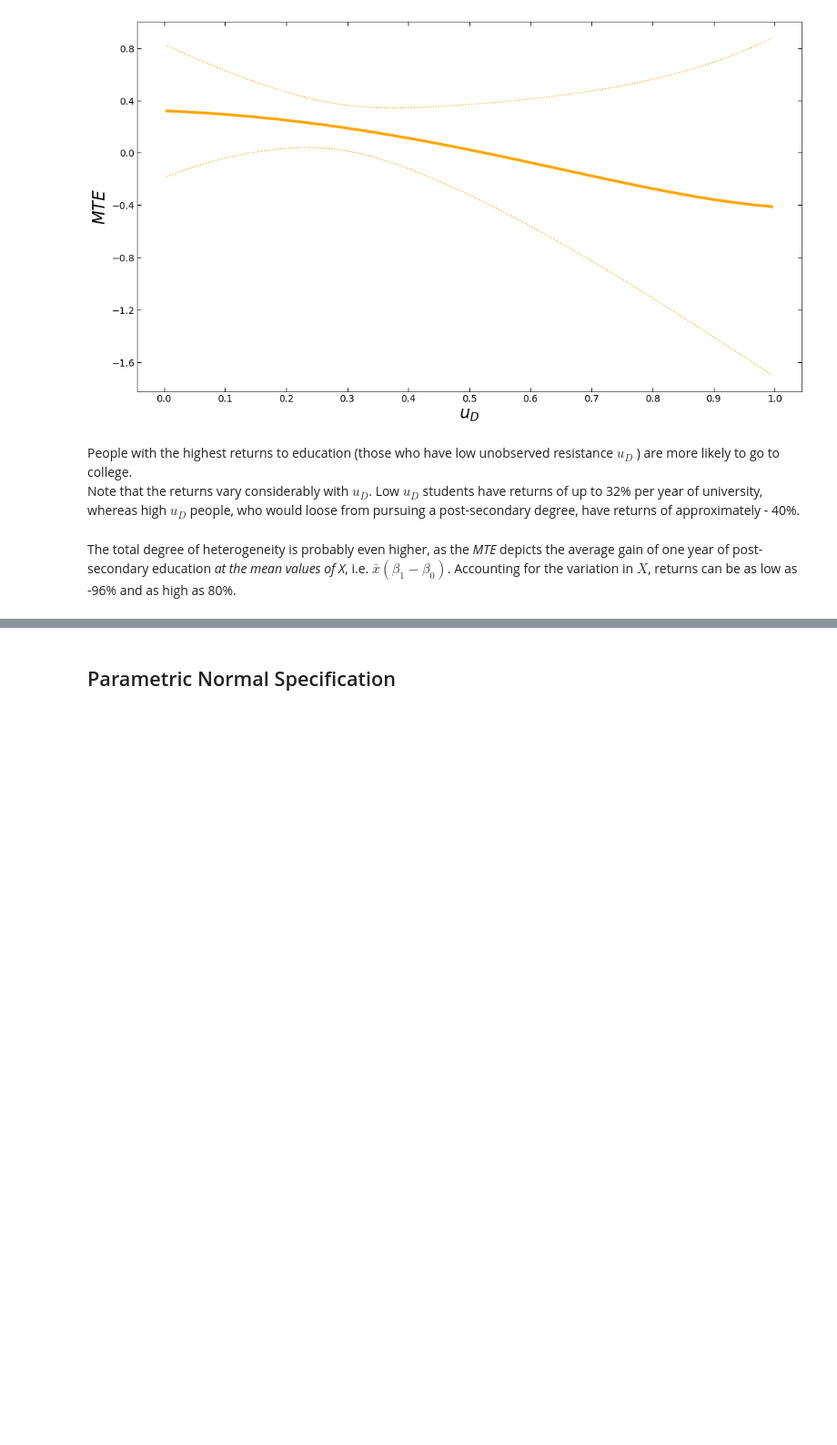
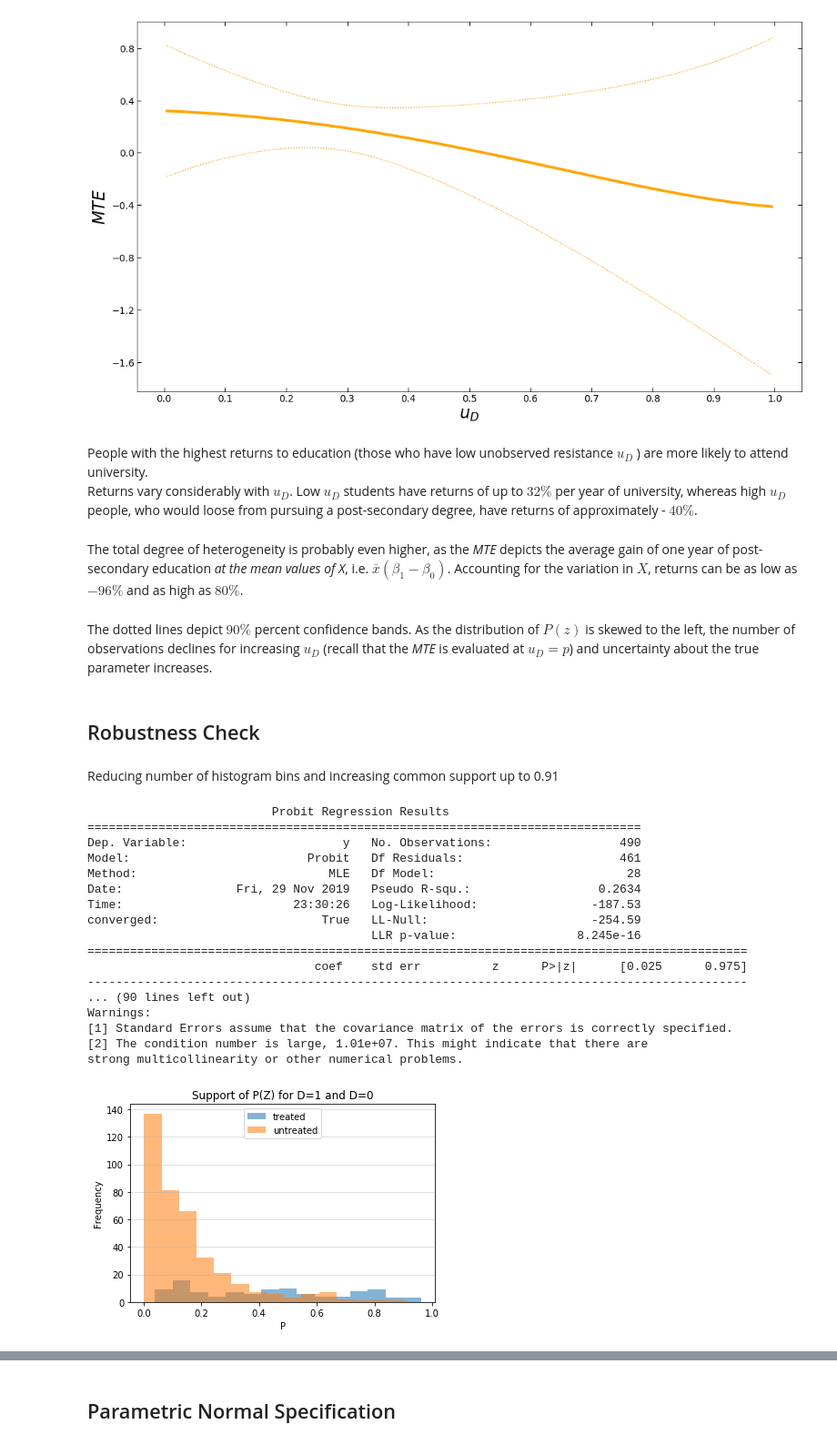
Before and after one commit to segsell/grmpy-semipar, a Jupyter notebook: thesis_draft.ipynb, the cells around one changed output, grey strips where cells are left out. Shown: that part at 91% size. Cells and saved outputs as stored; diff of their text form; code cells hidden in the pictures; blank space fills up the shorter version.

Commit message:
Added specification with larger common support as robustness check.

```diff
--- a/thesis_draft.ipynb
+++ b/thesis_draft.ipynb
@@ -133,7 +132,40 @@ plt.show()
 # %% [output]
 [figure]
 # %% [markdown]
-People with the highest returns to education (those who have low unobserved resistance $u_D$ ) are more likely to go to college. <br>
-Note that the returns vary considerably with $u_D$. Low $u_D$ students have returns of up to 32% per year of university, whereas high $u_D$ people, who would loose from pursuing a post-secondary degree, have returns of approximately - 40%.
+People with the highest returns to education (those who have low unobserved resistance $u_D$ ) are more likely to attend university. <br>
+Returns vary considerably with $u_D$. Low $u_D$ students have returns of up to $32\%$ per year of university, whereas high $u_D$ people, who would loose from pursuing a post-secondary degree, have returns of approximately - $40\%$.
 # %% [markdown]
-The total degree of heterogeneity is probably even higher, as the _MTE_ depicts the average gain of one year of post-secondary education _at the mean values of X_, i.e. $\bar{x} (\beta_1 - \beta_0)$. Accounting for the variation in $X$, returns can be as low as -96% and as high as 80%.
+The total degree of heterogeneity is probably even higher, as the _MTE_ depicts the average gain of one year of post-secondary education _at the mean values of X_, i.e. $\bar{x} (\beta_1 - \beta_0)$. Accounting for the variation in $X$, returns can be as low as $-96\%$ and as high as $80\%$.
+# %% [markdown]
+The dotted lines depict $90\%$ percent confidence bands. As the distribution of $P(z)$ is skewed to the left, the number of observations declines for increasing $u_D$ (recall that the _MTE_ is evaluated at $u_D = p$) and uncertainty about the true parameter increases.
+# %% [markdown]
+## Robustness Check
+# %% [markdown]
+Reducing number of histogram bins and increasing common support up to 0.91
+# %%
+quantiles2, mte_u, X2, b1_b0 = semipar_fit("semipar/files/soep_uni03b.yml")
+
+# Calculate MTE component that depends on X
+mte_x = np.dot(X, b1_b0).mean(axis=0)
+
+# Put the MTE together
+mte2 = mte_x + mte_u
+# %% [output]
+                          Probit Regression Results
+==============================================================================
+Dep. Variable:                      y   No. Observations:                  490
+Model:                         Probit   Df Residuals:                      461
+Method:                           MLE   Df Model:                           28
+Date:                Fri, 29 Nov 2019   Pseudo R-squ.:                  0.2634
+Time:                        23:30:26   Log-Likelihood:                -187.53
+converged:                       True   LL-Null:                       -254.59
+                                        LLR p-value:                 8.245e-16
+=============================================================================================
+                                coef    std err          z      P>|z|      [0.025      0.975]
+---------------------------------------------------------------------------------------------
+... (90 lines left out)
+Warnings:
+[1] Standard Errors assume that the covariance matrix of the errors is correctly specified.
+[2] The condition number is large, 1.01e+07. This might indicate that there are
+strong multicollinearity or other numerical problems.
+[figure, added]
```
Also changed, not shown: parts of 7 cells of this notebook, 1 other file.
